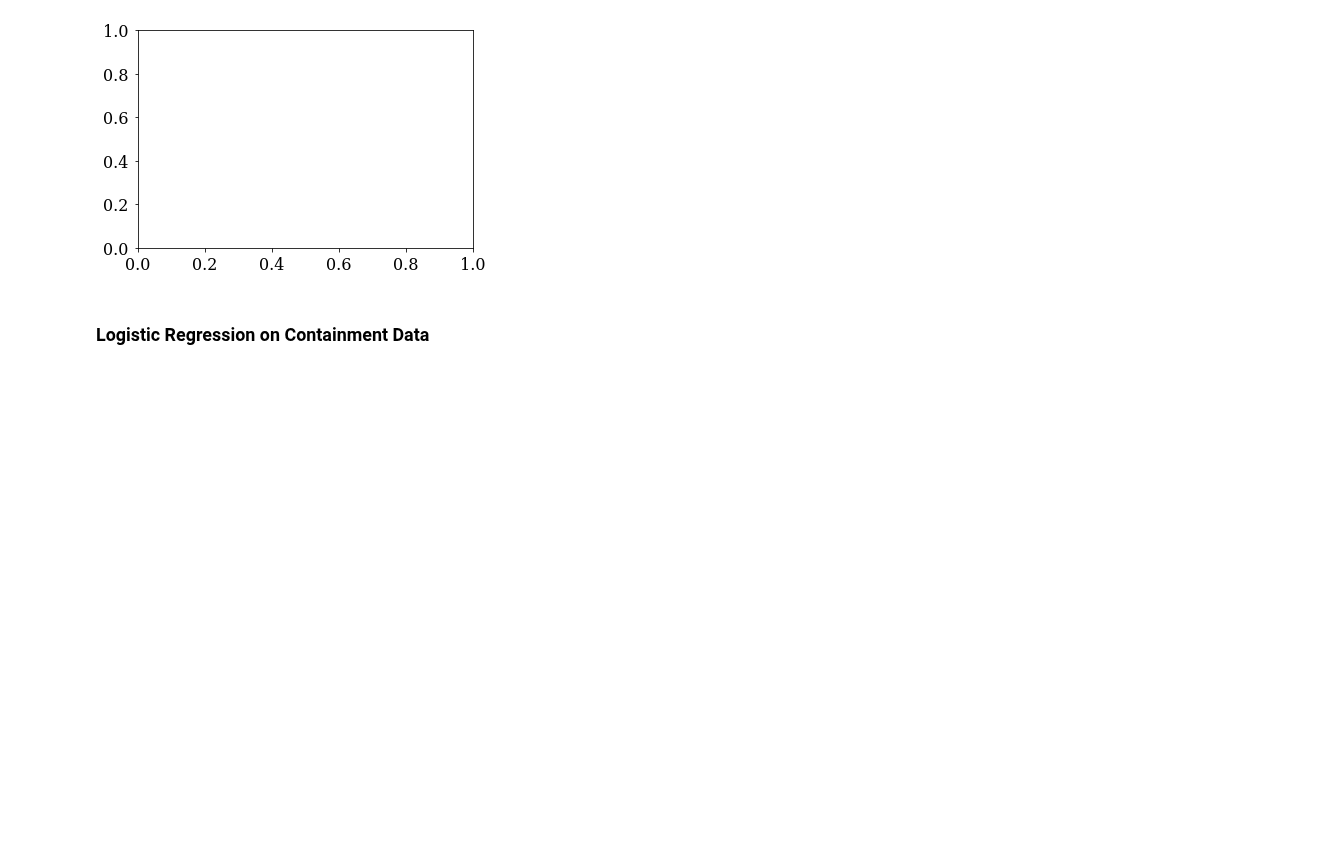
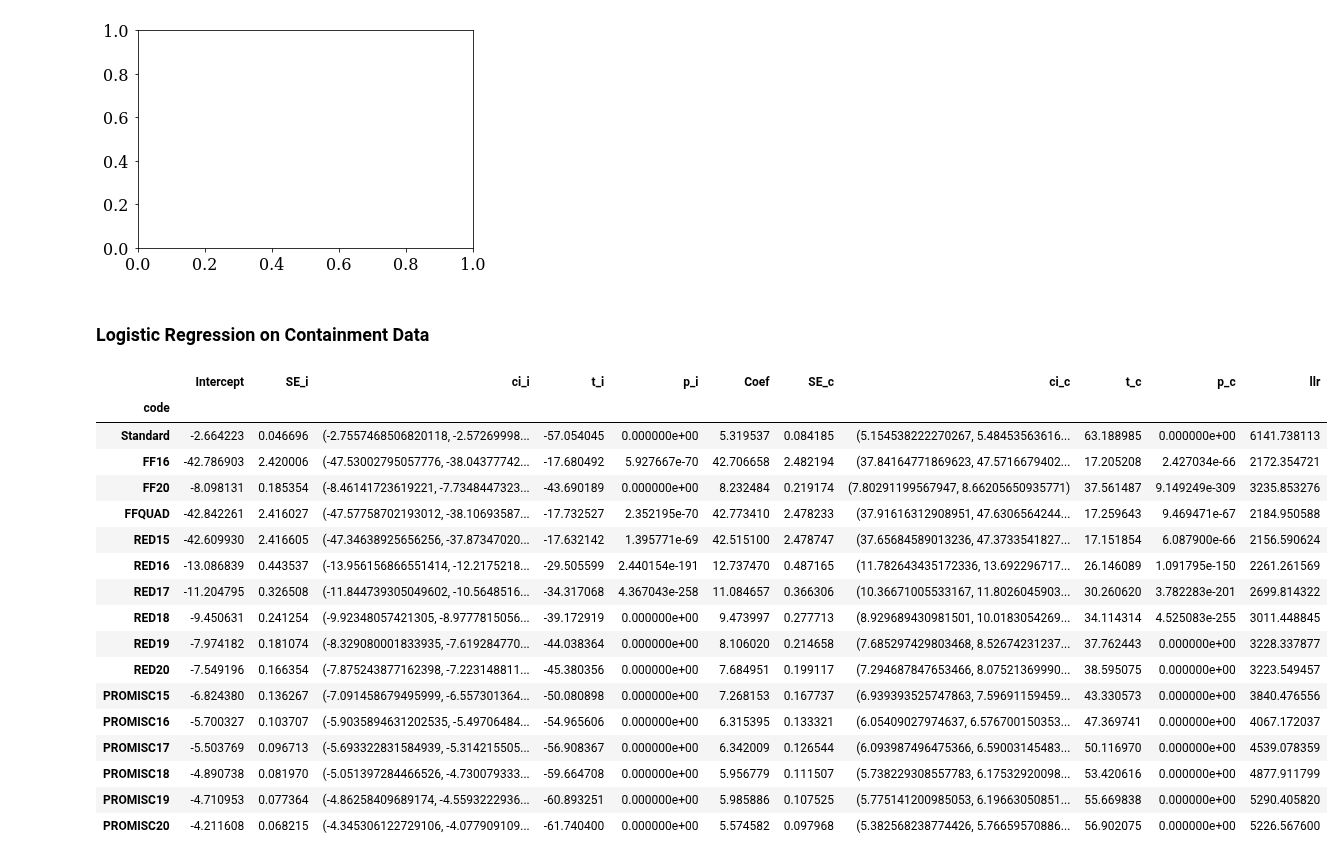
Before and after one commit to EndyLab/codon-tables, a Jupyter notebook: notebooks/fast_fail_figs.ipynb, the cells around one changed output. Saved outputs shown, nothing was run; the diff lists cells and outputs as text; code cells hidden in the pictures; blank space fills up the shorter version.

```diff
--- a/notebooks/fast_fail_figs.ipynb
+++ b/notebooks/fast_fail_figs.ipynb
@@ -1575,34 +1615,53 @@ stats = {
 codes = [
     'Standard', 'FF16', 'FF20', 'FFQUAD',
     'RED15', 'RED16', 'RED17', 'RED18', 'RED19', 'RED20',
     'PROMISC15', 'PROMISC16', 'PROMISC17', 'PROMISC18', 'PROMISC19', 'PROMISC20'
 ]
 for code in tqdm(codes, desc='Running Linear Regressions'):
     df = DF.loc[DF['code'] == code]
     endog = 1 - df['popfrac']
     exog = sm.add_constant(df['N_0'])
 
     logit = sm.Logit(endog, exog)
     results = logit.fit_regularized(disp=False, alpha=3)
 
     # populate stats dict
     stats['code'].append(code)
     stats['Intercept'].append(results.params.loc['const'])
     stats['SE_i'].append(results.bse.loc['const'])
     stats['ci_i'].append(tuple([x for x in results.conf_int().loc['const'].values]))
     stats['t_i'].append(results.tvalues.loc['const'])
     stats['p_i'].append(results.pvalues.loc['const'])
     stats['Coef'].append(results.params.loc['N_0'])
     stats['SE_c'].append(results.bse.loc['N_0'])
     stats['ci_c'].append(tuple([x for x in results.conf_int().loc['N_0'].values]))
     stats['t_c'].append(results.tvalues.loc['N_0'])
     stats['p_c'].append(results.pvalues.loc['N_0'])
     stats['llr'].append(results.llr)
 
 # package statistics into a dataframe
 data = pd.DataFrame.from_dict(stats)
 data.set_index('code')
-data.to_csv('/home/jon/Lab/Fast Fail/Figures/misc/logistic_regressions.csv')
+# data.to_csv('/home/jon/Lab/Fast Fail/Figures/misc/logistic_regressions.csv')
+# %% [output]
+|  | Intercept | SE_i | ci_i | t_i | p_i | Coef | SE_c | ci_c | t_c | p_c | llr |
+| code |  |  |  |  |  |  |  |  |  |  |  |
+| Standard | -2.664223 | 0.046696 | (-2.7557468506820118, -2.57269998... | -57.054045 | 0.000000e+00 | 5.319537 | 0.084185 | (5.154538222270267, 5.48453563616... | 63.188985 | 0.000000e+00 | 6141.738113 |
+| FF16 | -42.786903 | 2.420006 | (-47.53002795057776, -38.04377742... | -17.680492 | 5.927667e-70 | 42.706658 | 2.482194 | (37.84164771869623, 47.5716679402... | 17.205208 | 2.427034e-66 | 2172.354721 |
+| FF20 | -8.098131 | 0.185354 | (-8.46141723619221, -7.7348447323... | -43.690189 | 0.000000e+00 | 8.232484 | 0.219174 | (7.80291199567947, 8.66205650935771) | 37.561487 | 9.149249e-309 | 3235.853276 |
+| FFQUAD | -42.842261 | 2.416027 | (-47.57758702193012, -38.10693587... | -17.732527 | 2.352195e-70 | 42.773410 | 2.478233 | (37.91616312908951, 47.6306564244... | 17.259643 | 9.469471e-67 | 2184.950588 |
+| RED15 | -42.609930 | 2.416605 | (-47.34638925656256, -37.87347020... | -17.632142 | 1.395771e-69 | 42.515100 | 2.478747 | (37.65684589013236, 47.3733541827... | 17.151854 | 6.087900e-66 | 2156.590624 |
+| RED16 | -13.086839 | 0.443537 | (-13.956156866551414, -12.2175218... | -29.505599 | 2.440154e-191 | 12.737470 | 0.487165 | (11.782643435172336, 13.692296717... | 26.146089 | 1.091795e-150 | 2261.261569 |
+| RED17 | -11.204795 | 0.326508 | (-11.844739305049602, -10.5648516... | -34.317068 | 4.367043e-258 | 11.084657 | 0.366306 | (10.36671005533167, 11.8026045903... | 30.260620 | 3.782283e-201 | 2699.814322 |
+| RED18 | -9.450631 | 0.241254 | (-9.92348057421305, -8.9777815056... | -39.172919 | 0.000000e+00 | 9.473997 | 0.277713 | (8.929689430981501, 10.0183054269... | 34.114314 | 4.525083e-255 | 3011.448845 |
+| RED19 | -7.974182 | 0.181074 | (-8.329080001833935, -7.619284770... | -44.038364 | 0.000000e+00 | 8.106020 | 0.214658 | (7.685297429803468, 8.52674231237... | 37.762443 | 0.000000e+00 | 3228.337877 |
+| RED20 | -7.549196 | 0.166354 | (-7.875243877162398, -7.223148811... | -45.380356 | 0.000000e+00 | 7.684951 | 0.199117 | (7.294687847653466, 8.07521369990... | 38.595075 | 0.000000e+00 | 3223.549457 |
+| PROMISC15 | -6.824380 | 0.136267 | (-7.091458679495999, -6.557301364... | -50.080898 | 0.000000e+00 | 7.268153 | 0.167737 | (6.939393525747863, 7.59691159459... | 43.330573 | 0.000000e+00 | 3840.476556 |
+| PROMISC16 | -5.700327 | 0.103707 | (-5.9035894631202535, -5.49706484... | -54.965606 | 0.000000e+00 | 6.315395 | 0.133321 | (6.05409027974637, 6.576700150353... | 47.369741 | 0.000000e+00 | 4067.172037 |
+| PROMISC17 | -5.503769 | 0.096713 | (-5.693322831584939, -5.314215505... | -56.908367 | 0.000000e+00 | 6.342009 | 0.126544 | (6.093987496475366, 6.59003145483... | 50.116970 | 0.000000e+00 | 4539.078359 |
+| PROMISC18 | -4.890738 | 0.081970 | (-5.051397284466526, -4.730079333... | -59.664708 | 0.000000e+00 | 5.956779 | 0.111507 | (5.738229308557783, 6.17532920098... | 53.420616 | 0.000000e+00 | 4877.911799 |
+| PROMISC19 | -4.710953 | 0.077364 | (-4.86258409689174, -4.5593222936... | -60.893251 | 0.000000e+00 | 5.985886 | 0.107525 | (5.775141200985053, 6.19663050851... | 55.669838 | 0.000000e+00 | 5290.405820 |
+| PROMISC20 | -4.211608 | 0.068215 | (-4.345306122729106, -4.077909109... | -61.740400 | 0.000000e+00 | 5.574582 | 0.097968 | (5.382568238774426, 5.76659570886... | 56.902075 | 0.000000e+00 | 5226.567600 |
 # %%
 data
 # %% [output]
```
Also changed, not shown: parts of 16 cells of this notebook, 1 other file.
